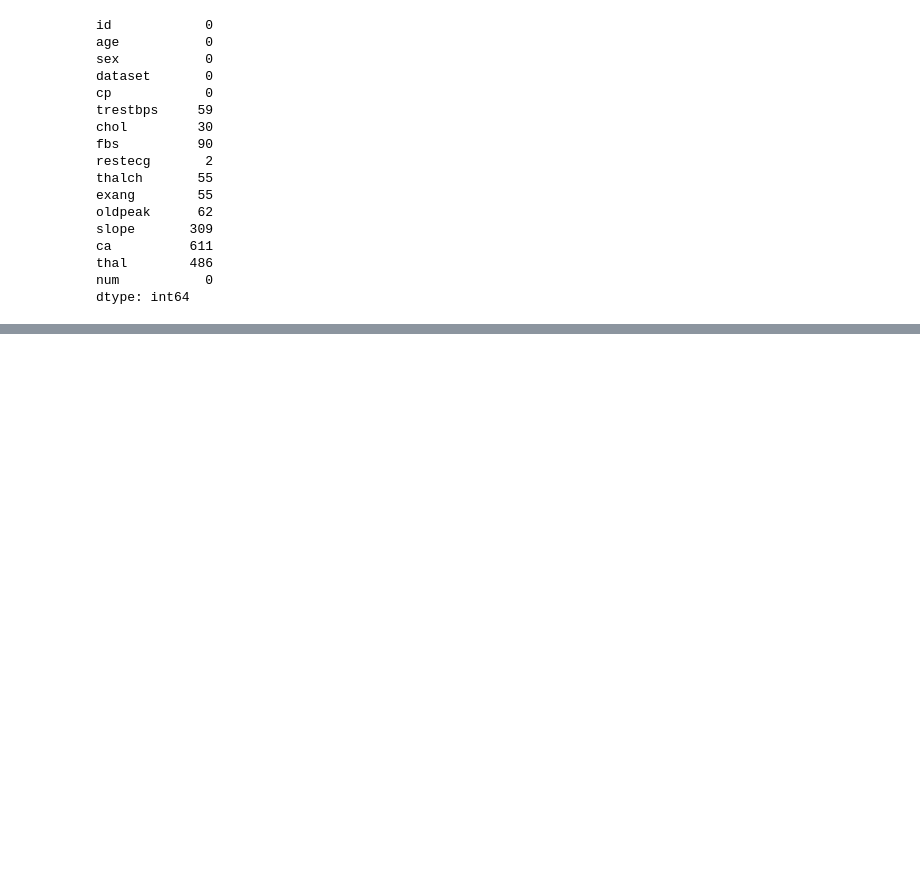
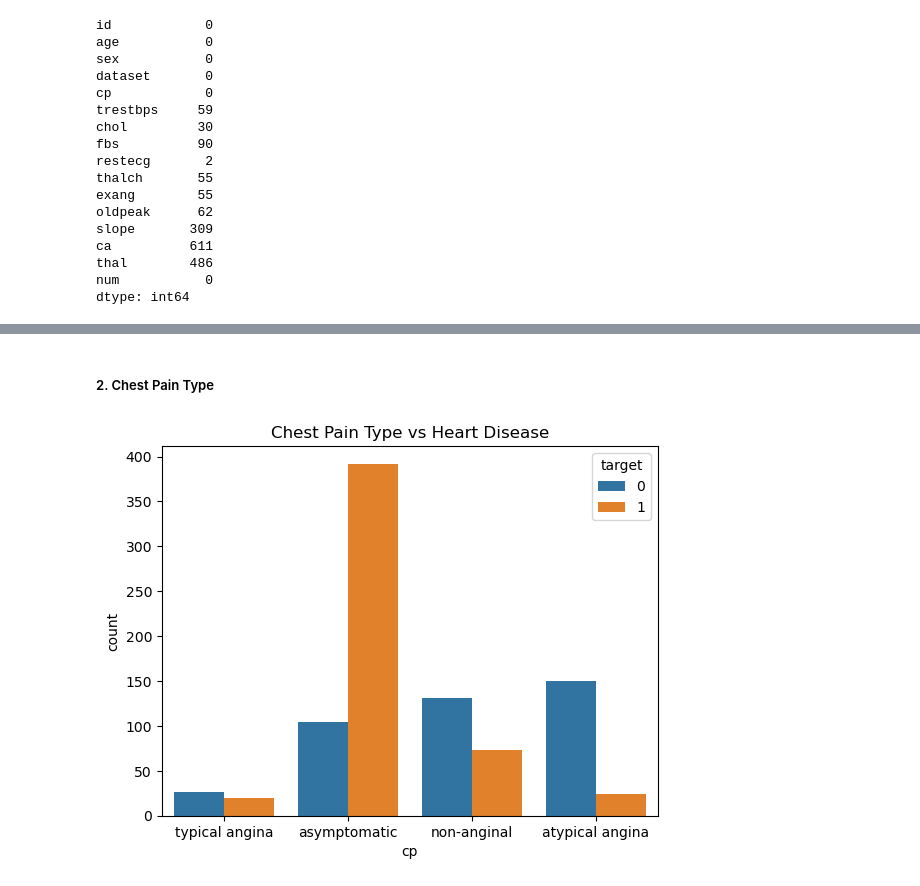
Before and after one commit to hafsakomal445/heart-disease-prediction, a Jupyter notebook: notebook/eda.ipynb, the cells around one changed output, grey strips where cells are left out. Cells and saved outputs as stored; diff of their text form; code cells hidden in the pictures; blank space fills up the shorter version.

```diff
--- a/notebook/eda.ipynb
+++ b/notebook/eda.ipynb
@@ -64,0 +167,8 @@ dtype: int64
+# %% [markdown]
+##### 2. Chest Pain Type
+# %%
+sns.countplot(x='cp', hue='target', data=df)
+plt.title("Chest Pain Type vs Heart Disease")
+plt.show()
+# %% [output]
+[figure, added]
```
Also changed, not shown: parts of 23 cells of this notebook.
